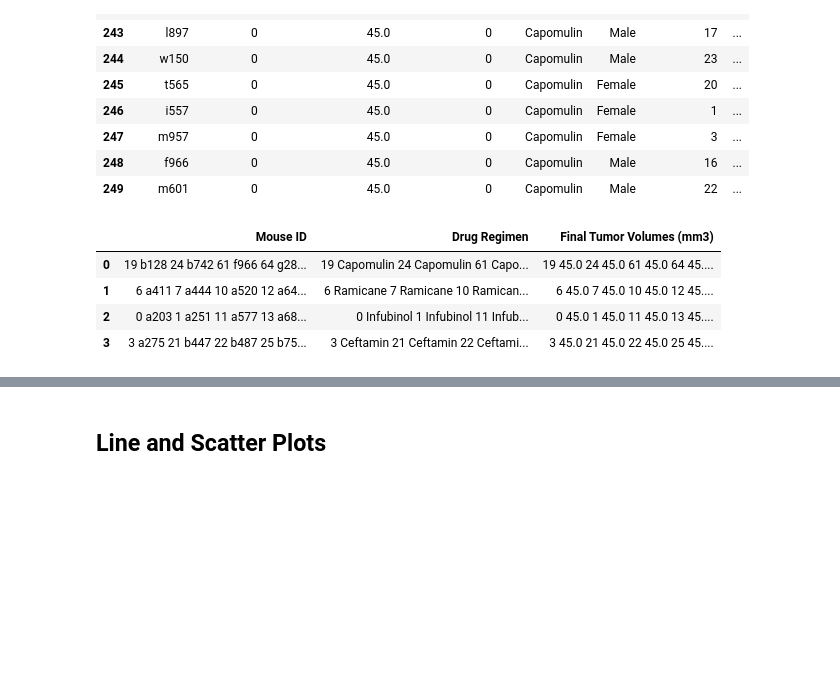
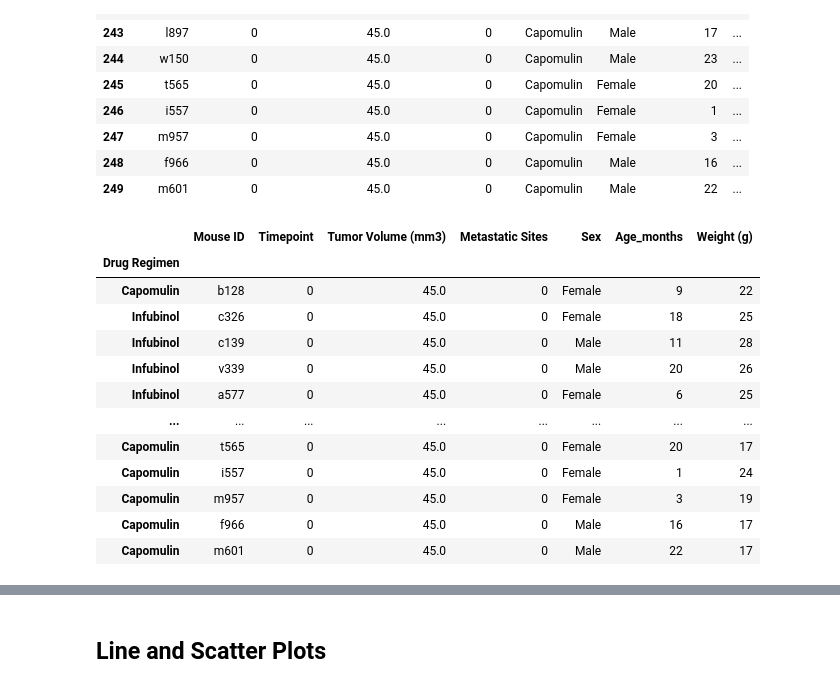
Before and after one commit to lmodenbach/matplotlib-challenge, a Jupyter notebook: pymaceuticals_starter.ipynb, the cells around one changed output, grey strips where cells are left out. Saved outputs shown, nothing was run; the diff lists cells and outputs as text; code cells hidden in the pictures; blank space fills up the shorter version.

Commit message:
isolated 4 drugs and reset index

```diff
--- a/pymaceuticals_starter.ipynb
+++ b/pymaceuticals_starter.ipynb
@@ -244,34 +244,62 @@ study_data_clean.tail(10)
 # %%
 #calculate the final tumor volume of each mouse across four of the treatment regimens:
 #Capomulin, Ramicane, Infubinol, and Ceftamin
-#start by getting the last (greatest) timepoint for each mouse
-
-max_timepoints = study_data_clean.groupby(['Mouse ID'])['Timepoint'].max()
-max_timepoints = max_timepoints.reset_index()
-max_timepoint_merge = max_timepoints.merge(study_data_clean, on=['Mouse ID', 'Timepoint'], how='left')
-#max_timepoint_merge = max_timepoint_merge.dropna()
-
-drug_list = ["Capomulin", "Ramicane", "Infubinol", "Ceftamin"]
-tumor_vol_list = []
-mouse_id_list = []
-treatment_list = []
-
-for drug in drug_list:
-   final_tumor_vol = max_timepoint_merge.loc[max_timepoint_merge["Drug Regimen"] == drug, 'Tumor Volume (mm3)']
-   tumor_vol_list.append(final_tumor_vol)
-   mouse_id = max_timepoint_merge.loc[max_timepoint_merge['Drug Regimen'] == drug, 'Mouse ID']
-   mouse_id_list.append(mouse_id)
-   treatment = max_timepoint_merge.loc[max_timepoint_merge['Drug Regimen'] == drug, 'Drug Regimen']
-   treatment_list.append(treatment)
+#set drug regimen as index and drop associated regimens while only keeping Capomulin, Ramicane, Infubinol, and Ceftamin
 
 
-final_tumor_volumes = pd.DataFrame({'Mouse ID':mouse_id_list, 'Drug Regimen': treatment_list, 'Final Tumor Volumes (mm3)': tumor_vol_list})
-final_tumor_volumes = final_tumor_volumes.dropna()
-final_tumor_volumes.head(10)
+study_data_4drugs = study_data_clean.loc[(study_data_clean['Drug Regimen'] == 'Capomulin') | (study_data_clean['Drug Regimen'] == 'Ramicane')
+                                        | (study_data_clean['Drug Regimen'] == 'Infubinol') | (study_data_clean['Drug Regimen'] == 'Ceftamin')]
+study_data_4drugs = study_data_4drugs.set_index('Drug Regimen')
+study_data_4drugs
+
+# isolated view of just capomulin for later use
+
+
+# Reset index so drug regimen column persists after inner merge
+
+
+# get mouse count per drug
+
+
+# Start by getting the last (greatest) timepoint for each mouse
+
+
+
+#------------------------------------------------------------------------------------------------
+#max_timepoints = study_data_clean.groupby(['Mouse ID'])['Timepoint'].max()
+#max_timepoints = max_timepoints.reset_index()
+#max_timepoint_merge = max_timepoints.merge(study_data_clean, on=['Mouse ID', 'Timepoint'], how='left')
+
+
+#drug_list = ["Capomulin", "Ramicane", "Infubinol", "Ceftamin"]
+#tumor_vol_list = []
+#mouse_id_list = []
+#treatment_list = []
+
+#for drug in drug_list:
+ #  final_tumor_vol = max_timepoint_merge.loc[max_timepoint_merge["Drug Regimen"] == drug, 'Tumor Volume (mm3)']
+ #  tumor_vol_list.append(final_tumor_vol)
+ #  mouse_id = max_timepoint_merge.loc[max_timepoint_merge['Drug Regimen'] == drug, 'Mouse ID']
+ #  mouse_id_list.append(mouse_id)
+ #  treatment = max_timepoint_merge.loc[max_timepoint_merge['Drug Regimen'] == drug, 'Drug Regimen']
+ #  treatment_list.append(treatment)
+
+
+#final_tumor_volumes = pd.DataFrame({'Mouse ID':mouse_id_list, 'Drug Regimen': treatment_list, 'Final Tumor Volumes (mm3)': tumor_vol_list})
+#final_tumor_volumes = final_tumor_volumes.dropna()
+#final_tumor_volumes.head(10)
 #final_tumor_volumes.tail(10)
 # %% [output]
-|  | Mouse ID | Drug Regimen | Final Tumor Volumes (mm3) |
-| 0 | 19 b128 24 b742 61 f966 64 g28... | 19 Capomulin 24 Capomulin 61 Capo... | 19 45.0 24 45.0 61 45.0 64 45.... |
-| 1 | 6 a411 7 a444 10 a520 12 a64... | 6 Ramicane 7 Ramicane 10 Ramican... | 6 45.0 7 45.0 10 45.0 12 45.... |
-| 2 | 0 a203 1 a251 11 a577 13 a68... | 0 Infubinol 1 Infubinol 11 Infub... | 0 45.0 1 45.0 11 45.0 13 45.... |
-| 3 | 3 a275 21 b447 22 b487 25 b75... | 3 Ceftamin 21 Ceftamin 22 Ceftami... | 3 45.0 21 45.0 22 45.0 25 45.... |
+|  | Mouse ID | Timepoint | Tumor Volume (mm3) | Metastatic Sites | Sex | Age_months | Weight (g) |
+| Drug Regimen |  |  |  |  |  |  |  |
+| Capomulin | b128 | 0 | 45.0 | 0 | Female | 9 | 22 |
+| Infubinol | c326 | 0 | 45.0 | 0 | Female | 18 | 25 |
+| Infubinol | c139 | 0 | 45.0 | 0 | Male | 11 | 28 |
+| Infubinol | v339 | 0 | 45.0 | 0 | Male | 20 | 26 |
+| Infubinol | a577 | 0 | 45.0 | 0 | Female | 6 | 25 |
+| ... | ... | ... | ... | ... | ... | ... | ... |
+| Capomulin | t565 | 0 | 45.0 | 0 | Female | 20 | 17 |
+| Capomulin | i557 | 0 | 45.0 | 0 | Female | 1 | 24 |
+| Capomulin | m957 | 0 | 45.0 | 0 | Female | 3 | 19 |
+| Capomulin | f966 | 0 | 45.0 | 0 | Male | 16 | 17 |
+| Capomulin | m601 | 0 | 45.0 | 0 | Male | 22 | 17 |
```
Also changed, not shown: parts of 5 cells of this notebook.
